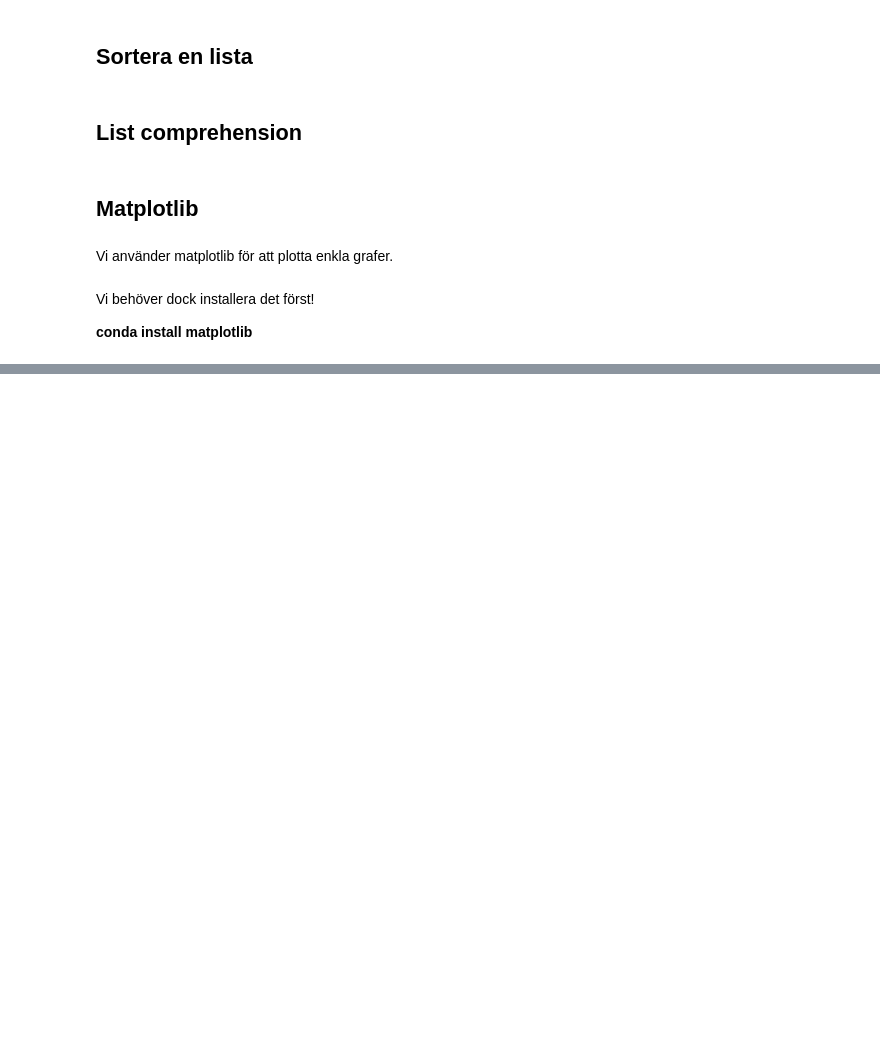
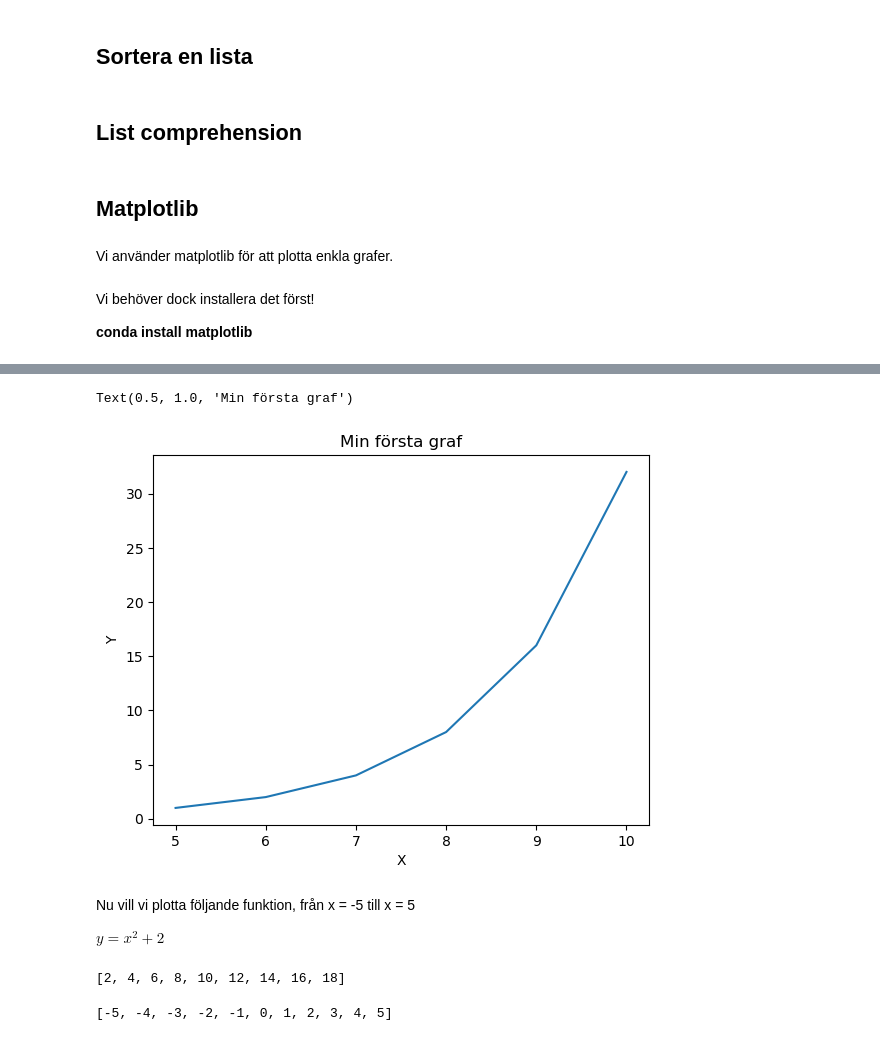
Before and after one commit to aleylani/Python, a Jupyter notebook: code_alongs/L04_lists.ipynb, the cells around one changed output, grey strips where cells are left out. Saved outputs shown, nothing was run; the diff lists cells and outputs as text; code cells hidden in the pictures; blank space fills up the shorter version.

```diff
--- a/code_alongs/L04_lists.ipynb
+++ b/code_alongs/L04_lists.ipynb
@@ -131,0 +146,27 @@ Vi behöver dock installera det först!
+# %%
+y_values = [1, 2, 4, 8, 16, 32]
+x_values = [5, 6, 7, 8, 9, 10]
+
+plt.plot(x_values, y_values)   # plot() antar att första argumentet är x-värdena, och andra argumentet y-värdena
+
+plt.xlabel('X')                # skriv ut en label åt vår x-axel
+plt.ylabel('Y')                # skriv ut en label åt vår y-axel
+
+plt.title('Min första graf')   # ge grafen en titel
+# %% [output]
+Text(0.5, 1.0, 'Min första graf')
+[figure, added]
+# %% [markdown]
+Nu vill vi plotta följande funktion, från x = -5 till x = 5
+
+$ y = x^2 + 2 $
+# %%
+# reminder list comprehension
+
+[2*x for x in range(1,10)]
+# %% [output]
+[2, 4, 6, 8, 10, 12, 14, 16, 18]
+# %%
+[x for x in range(-5,6)]
+# %% [output]
+[-5, -4, -3, -2, -1, 0, 1, 2, 3, 4, 5]
```
Also changed, not shown: parts of 8 cells of this notebook.
